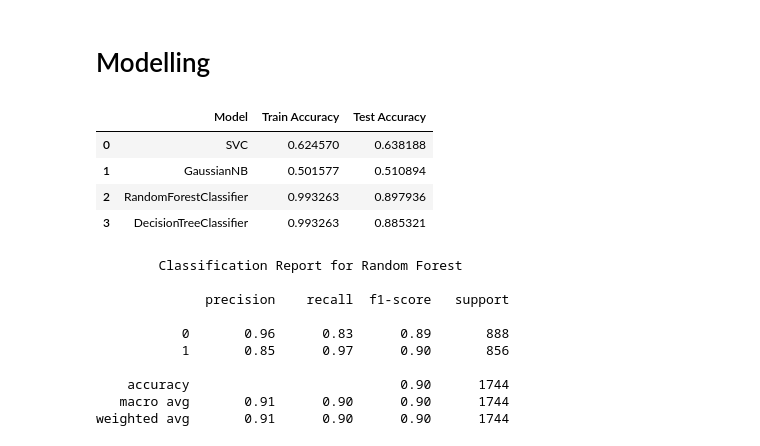
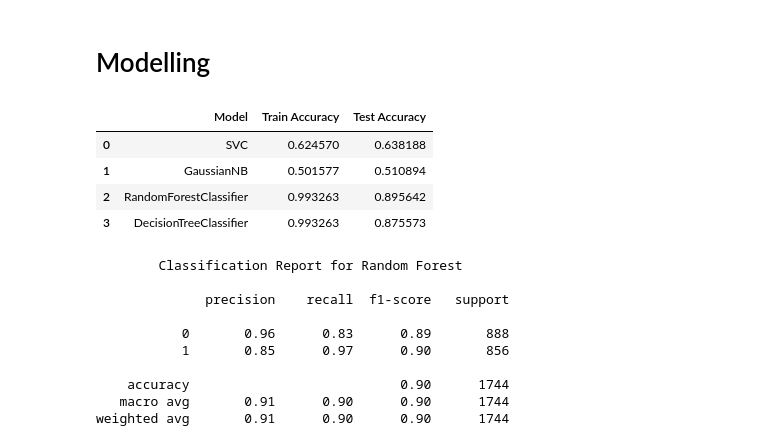
Before and after one commit to AbdulRafay03/NLP-stuff, a Jupyter notebook: email.ipynb, the cells around one changed output. Drawn from its saved outputs; the diff is of its cells as text; code cells hidden in the pictures.

```diff
--- a/email.ipynb
+++ b/email.ipynb
@@ -241,30 +241,30 @@ from sklearn.naive_bayes import GaussianNB
 # %%
 svc = SVC(C = 10, gamma=  'scale', kernel = 'rbf')
 gnb = GaussianNB(var_smoothing =  1e-09)
-rf = RandomForestClassifier()
-dt = DecisionTreeClassifier()
+rf = RandomForestClassifier(max_depth = None,  min_samples_leaf = 1,  min_samples_split = 2,  n_estimators = 200)
+dt = DecisionTreeClassifier(criterion='entropy', max_depth=None, min_samples_leaf=1, min_samples_split=2)
 models= [svc , gnb , rf , dt]
 
 test_acc = []
 train_acc = []
 for i in models:
     i.fit(x_resampled_train1 , y_resample_train1)
     train_acc.append(i.score(x_resampled_train1 , y_resample_train1))
     test_acc.append(i.score(x_resample_test1 , y_resample_test1))
 
 acu ={
     'Model' : ['SVC' , 'GaussianNB', 'RandomForestClassifier' , 'DecisionTreeClassifier'],
     'Train Accuracy' : train_acc, 'Test Accuracy' : test_acc }
 
 results = pd.DataFrame(acu)
 
 results
 # %% [output]
 |  | Model | Train Accuracy | Test Accuracy |
 | 0 | SVC | 0.624570 | 0.638188 |
 | 1 | GaussianNB | 0.501577 | 0.510894 |
-| 2 | RandomForestClassifier | 0.993263 | 0.897936 |
-| 3 | DecisionTreeClassifier | 0.993263 | 0.885321 |
+| 2 | RandomForestClassifier | 0.993263 | 0.895642 |
+| 3 | DecisionTreeClassifier | 0.993263 | 0.875573 |
 # %%
 from sklearn.metrics import classification_report
 ypred = rf.predict(x_resample_test1)
```
